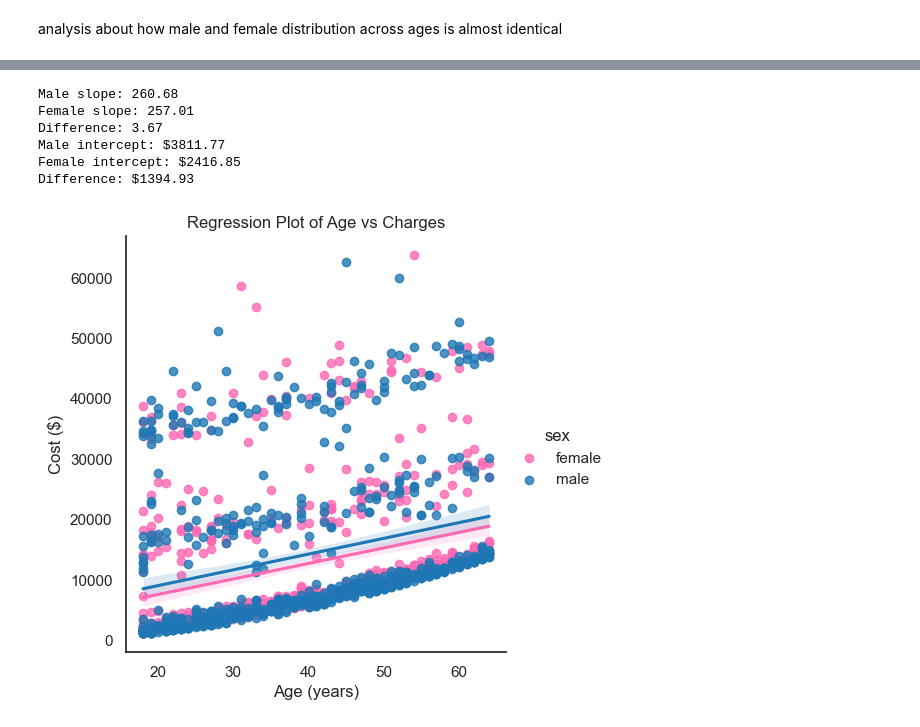
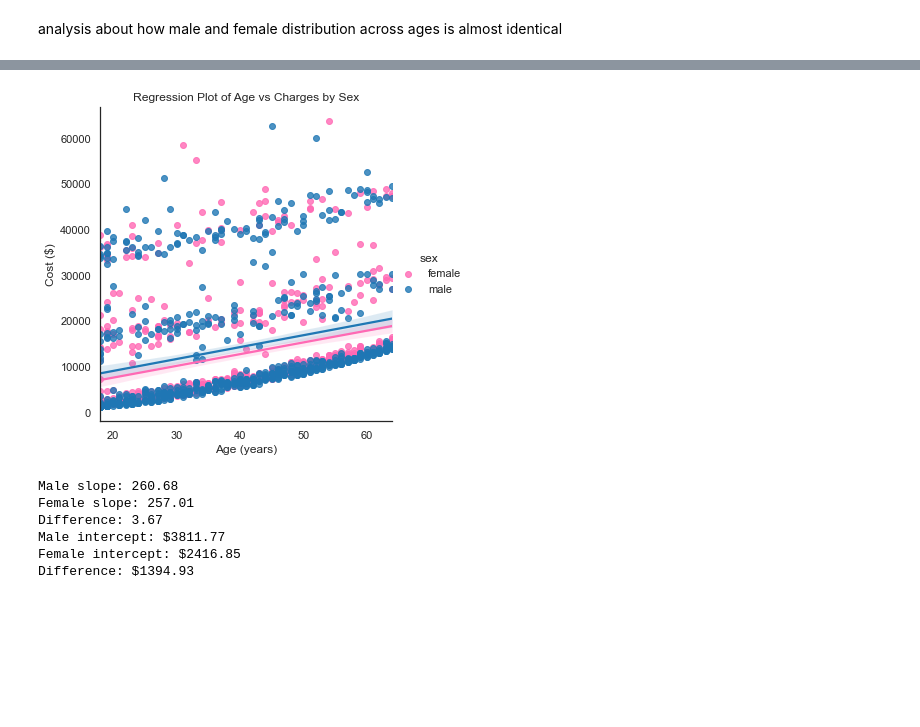
Before and after one commit to DaeJens/Health_Insurance_Project, a Jupyter notebook: HealthInsuranceEDA.ipynb, the cells around one changed output, grey strips where cells are left out. Drawn from its saved outputs; the diff is of its cells as text; code cells hidden in the pictures; blank space fills up the shorter version.

```diff
--- a/HealthInsuranceEDA.ipynb
+++ b/HealthInsuranceEDA.ipynb
@@ -90,39 +97,40 @@ Text(11.750000000000002, 0.5, 'Cost ($)')
 # Separate data by sex
 male_data = insurance_csv[insurance_csv['sex'] == 'male']
 female_data = insurance_csv[insurance_csv['sex'] == 'female']
 
 # Fit regression models
 male_model = LinearRegression()
 female_model = LinearRegression()
 
 male_model.fit(male_data[['age']], male_data['charges'])
 female_model.fit(female_data[['age']], female_data['charges'])
 
 # Get slopes and y-intercepts
 male_slope = male_model.coef_[0]
 male_intercept = male_model.intercept_
 female_slope = female_model.coef_[0]
 female_intercept = female_model.intercept_
 
 # Plot
 sns.lmplot(x='age', y='charges', data=insurance_csv, fit_reg=True, hue='sex', palette={'male': '#1f77b4', 'female': '#ff69b4'})
-plt.title('Regression Plot of Age vs Charges')
+plt.title('Regression Plot of Age vs Charges by Sex')
 plt.xlabel('Age (years)')
 plt.ylabel('Cost ($)')
+plt.show()
 
 print(f"Male slope: {male_slope:.2f}")
 print(f"Female slope: {female_slope:.2f}")
 print(f"Difference: {abs(male_slope - female_slope):.2f}")
 
 print(f"Male intercept: ${male_intercept:.2f}")
 print(f"Female intercept: ${female_intercept:.2f}")
 print(f"Difference: ${abs(male_intercept - female_intercept):.2f}")
 # %% [output]
+[figure, new version]
 Male slope: 260.68
 Female slope: 257.01
 Difference: 3.67
 Male intercept: $3811.77
 Female intercept: $2416.85
 Difference: $1394.93
-[figure, old version]
 # %%
```
Also changed, not shown: parts of 11 cells of this notebook.
